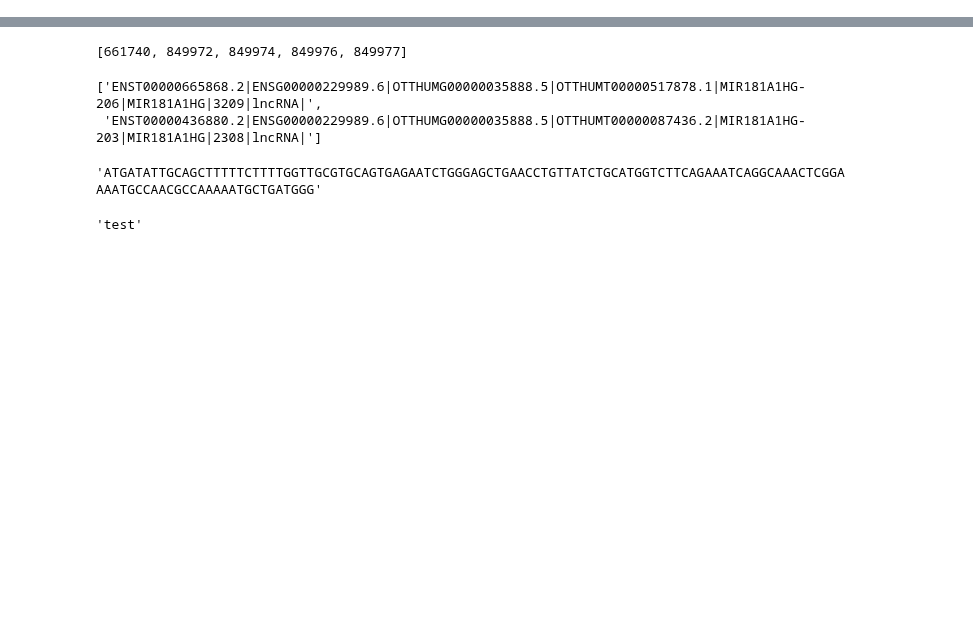
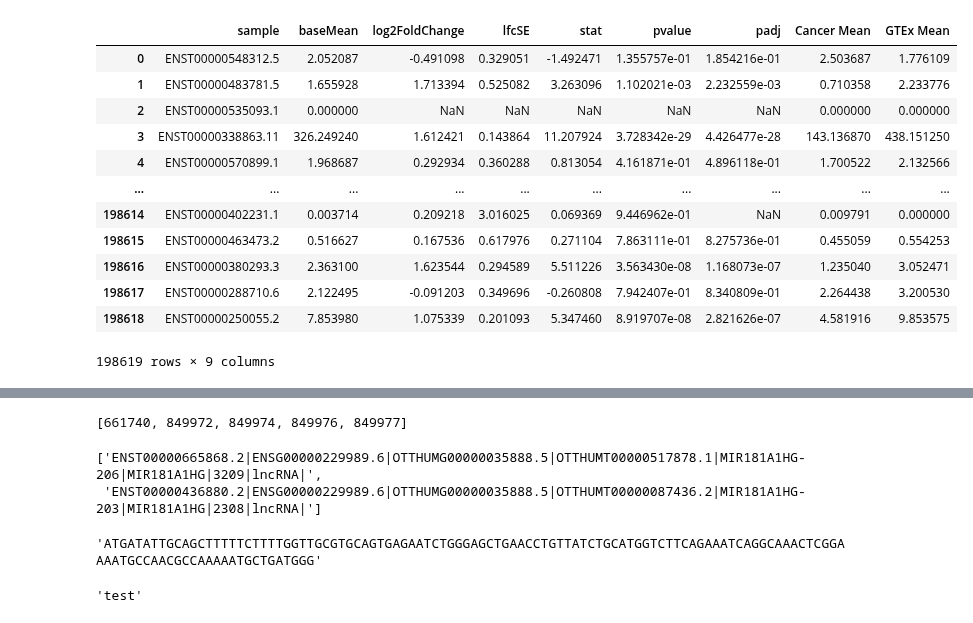
Before and after one commit to veliatx/dashboard, a Jupyter notebook: dashboard/etl/dev.ipynb, the cells around one changed output, grey strips where cells are left out. Cells and saved outputs as stored; diff of their text form; code cells hidden in the pictures; blank space fills up the shorter version.

```diff
--- a/dashboard/etl/dev.ipynb
+++ b/dashboard/etl/dev.ipynb
@@ -5,0 +118,38 @@ from types import SimpleNamespace
+# %%
+tcga_cancer_codes = ['ACC', 'OV']
+bucket = 'velia-analyses-dev'
+object_prefix = 'VAP_20230329_tcga_differential_expression/deseq_output'
+
+session = boto3.Session()
+s3 = session.resource('s3')
+my_bucket = s3.Bucket(bucket)
+
+cancer_de_results = {}
+for f in my_bucket.objects.filter(Prefix=object_prefix):
+    fname = f.key
+    if fname.endswith('.csv'):
+        cancer_de_results[fname.split('/')[-1].split('_')[0]] = fname
+if tcga_cancer_codes is None:
+    tcga_cancer_codes = cancer_de_results.keys()
+tables = {}
+for c in tqdm(tcga_cancer_codes):
+    if c in cancer_de_results.keys():
+        table = pd.read_csv(f"s3://{bucket}/{cancer_de_results[c]}")
+        tables[c] = table
+    else:
+        print(f"{c} not found in results")
+tables['ACC']
+# %% [output]
+|  | sample | baseMean | log2FoldChange | lfcSE | stat | pvalue | padj | Cancer Mean | GTEx Mean |
+| 0 | ENST00000548312.5 | 2.052087 | -0.491098 | 0.329051 | -1.492471 | 1.355757e-01 | 1.854216e-01 | 2.503687 | 1.776109 |
+| 1 | ENST00000483781.5 | 1.655928 | 1.713394 | 0.525082 | 3.263096 | 1.102021e-03 | 2.232559e-03 | 0.710358 | 2.233776 |
+| 2 | ENST00000535093.1 | 0.000000 | NaN | NaN | NaN | NaN | NaN | 0.000000 | 0.000000 |
+| 3 | ENST00000338863.11 | 326.249240 | 1.612421 | 0.143864 | 11.207924 | 3.728342e-29 | 4.426477e-28 | 143.136870 | 438.151250 |
+| 4 | ENST00000570899.1 | 1.968687 | 0.292934 | 0.360288 | 0.813054 | 4.161871e-01 | 4.896118e-01 | 1.700522 | 2.132566 |
+| ... | ... | ... | ... | ... | ... | ... | ... | ... | ... |
+| 198614 | ENST00000402231.1 | 0.003714 | 0.209218 | 3.016025 | 0.069369 | 9.446962e-01 | NaN | 0.009791 | 0.000000 |
+| 198615 | ENST00000463473.2 | 0.516627 | 0.167536 | 0.617976 | 0.271104 | 7.863111e-01 | 8.275736e-01 | 0.455059 | 0.554253 |
+| 198616 | ENST00000380293.3 | 2.363100 | 1.623544 | 0.294589 | 5.511226 | 3.563430e-08 | 1.168073e-07 | 1.235040 | 3.052471 |
+| 198617 | ENST00000288710.6 | 2.122495 | -0.091203 | 0.349696 | -0.260808 | 7.942407e-01 | 8.340809e-01 | 2.264438 | 3.200530 |
+| 198618 | ENST00000250055.2 | 7.853980 | 1.075339 | 0.201093 | 5.347460 | 8.919707e-08 | 2.821626e-07 | 4.581916 | 9.853575 |
+198619 rows × 9 columns
```
Also changed, not shown: parts of 69 cells of this notebook, 5 other files.
